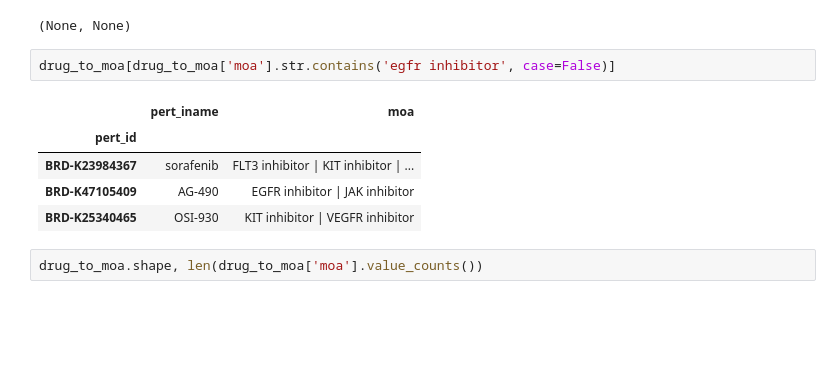
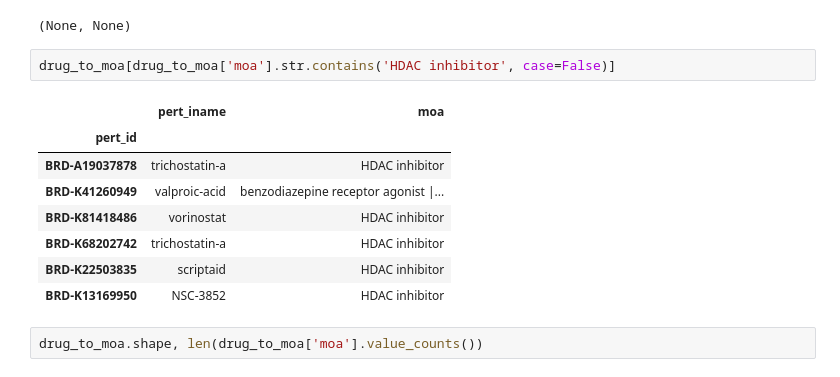
Before and after one commit to MaayanLab/ChEA-KG-UI, a Jupyter notebook: atlases/moa_atlas.ipynb, the cells around one changed output. Saved outputs shown, nothing was run; the diff lists cells and outputs as text; blank space fills up the shorter version.

```diff
--- a/atlases/moa_atlas.ipynb
+++ b/atlases/moa_atlas.ipynb
@@ -50,13 +56,16 @@ cytochrome P450 inhibitor | SIRT activator               1
 Name: count, Length: 245, dtype: int64
 (None, None)
 # %%
-drug_to_moa[drug_to_moa['moa'].str.contains('egfr inhibitor', case=False)]
+drug_to_moa[drug_to_moa['moa'].str.contains('HDAC inhibitor', case=False)]
 # %% [output]
 |  | pert_iname | moa |
 | pert_id |  |  |
-| BRD-K23984367 | sorafenib | FLT3 inhibitor | KIT inhibitor | ... |
-| BRD-K47105409 | AG-490 | EGFR inhibitor | JAK inhibitor |
-| BRD-K25340465 | OSI-930 | KIT inhibitor | VEGFR inhibitor |
+| BRD-A19037878 | trichostatin-a | HDAC inhibitor |
+| BRD-K41260949 | valproic-acid | benzodiazepine receptor agonist |... |
+| BRD-K81418486 | vorinostat | HDAC inhibitor |
+| BRD-K68202742 | trichostatin-a | HDAC inhibitor |
+| BRD-K22503835 | scriptaid | HDAC inhibitor |
+| BRD-K13169950 | NSC-3852 | HDAC inhibitor |
 # %%
 drug_to_moa.shape, len(drug_to_moa['moa'].value_counts())
 # %% [output]
```
Also changed, not shown: parts of 18 cells of this notebook.
